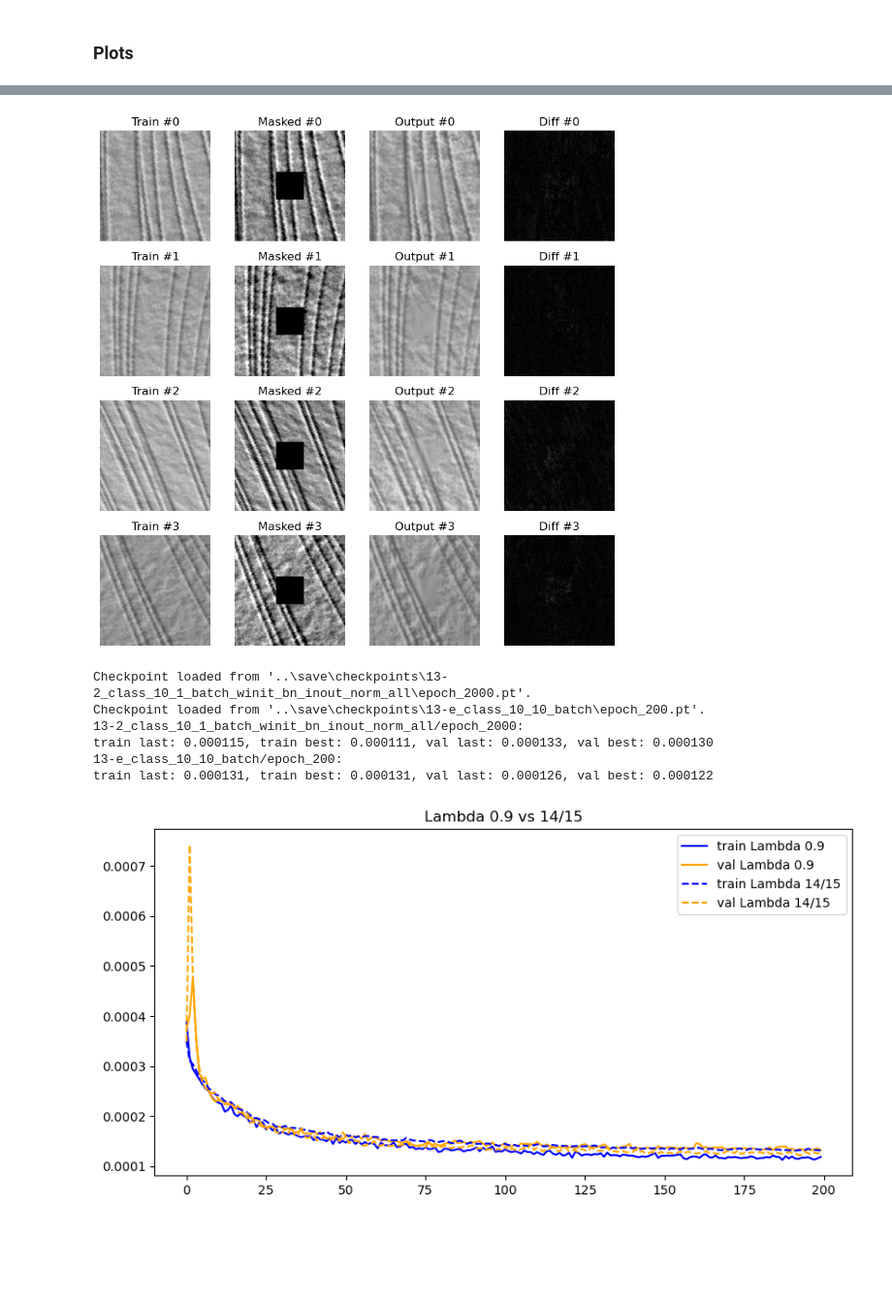
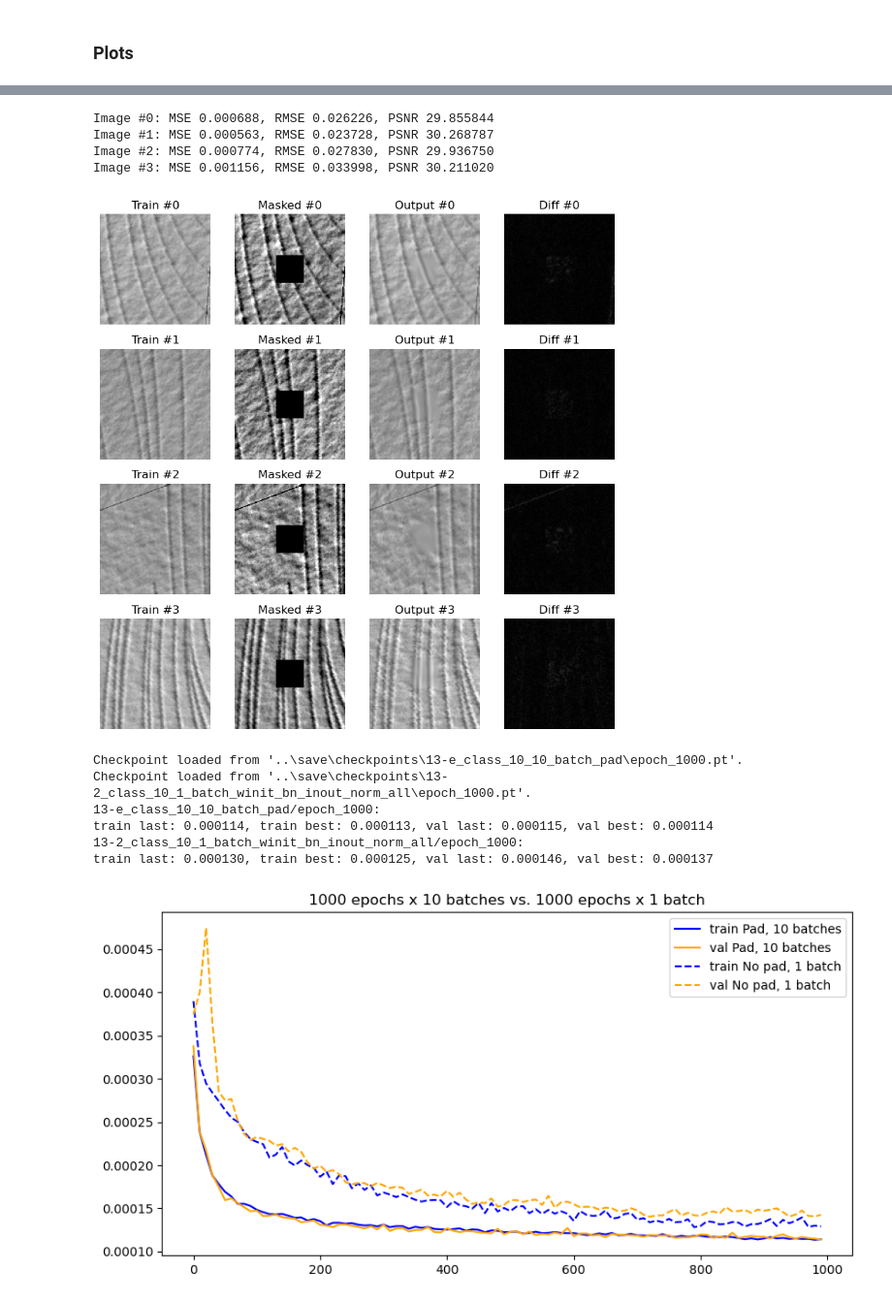
Before and after one commit to popastefan10/DeepAD, a Jupyter notebook: notebooks/trainer.ipynb, the cells around one changed output, grey strips where cells are left out. Shown at 97% size. Cells and saved outputs as stored; diff of their text form; code cells hidden in the pictures; blank space fills up the shorter version.

```diff
--- a/notebooks/trainer.ipynb
+++ b/notebooks/trainer.ipynb
@@ -67,11 +62,11 @@ pretrained_dict: PretrainedDict = {"epoch": epoch, "train_losses": train_losses,
 Checkpoint loaded from '..\save\checkpoints\13-7_class_10_1_batch_in_out_norm_lambda_31_32\best.pt'.
 # %%
 # Create the trainer
-run_name = f"13-7_class_10_1_batch_in_out_norm_lambda_31_32"
+run_name = f"13-e_class_10_10_batch_pad"
 print(f"Run name: {run_name}\n")
-train_epochs = 200
+train_epochs = 100
 limit_batches = 1
-save_epochs = [150, 200]
+save_epochs = [50, 100]
 config.train_epochs = train_epochs
 print(config)
 trainer = Trainer(
@@ -144,8 +126,8 @@ torch.cuda.empty_cache()
 # Load the best model
 model_best = DeepCNN(config).to(config.device)
 optimizer_best = create_optimizer(model_best, config)
-run_name = "13-e_class_10_10_batch"
-checkpoint_name = "epoch_200"
+run_name = "13-e_class_10_10_batch_pad_v2"
+checkpoint_name = "epoch_800"
 save_dir = os.path.join(config.root_dir, "save", "plots", run_name)
 model_best, optimizer_best, train_losses, val_losses, epoch = SaveManager.load_checkpoint(
     model=model_best,
@@ -153,7 +135,7 @@ model_best, optimizer_best, train_losses, val_losses, epoch = SaveManager.load_c
     path=SaveManager.get_checkpoint_path(config, run_name=run_name, checkpoint_name=checkpoint_name),
 )
 print(f"Loading best model for run {run_name}, checkpoint {checkpoint_name}")
-print(f"Epoch: {epoch}")
+print(f"Epoch: {epoch + 1}")
 print(f"Train loss: last={train_losses[-1]:.6f}, best={min(train_losses):.6f}")
 print(f"Val loss: last={val_losses[-1]:.6f}, best={min(val_losses):.6f}")
 # %% [output]
@@ -235,56 +217,62 @@ plot_images(
 plt.savefig(os.path.join(save_dir, f"{checkpoint_name}_{dataset_type}_outputs.png"), dpi=1000)
 plt.show()
 # %% [output]
+Image #0: MSE 0.000688, RMSE 0.026226, PSNR 29.855844
+Image #1: MSE 0.000563, RMSE 0.023728, PSNR 30.268787
+Image #2: MSE 0.000774, RMSE 0.027830, PSNR 29.936750
+Image #3: MSE 0.001156, RMSE 0.033998, PSNR 30.211020
-[figure, old version]
+[figure, new version]
 # %%
 config.batch_norm = True
 model1 = DeepCNN(config, old_architecture=False).to(config.device)
 optimizer1 = create_optimizer(model1, config)
-run_name1 = "13-2_class_10_1_batch_winit_bn_inout_norm_all"
-checkpoint_name1 = "epoch_2000"
+run_name1 = "13-e_class_10_10_batch_pad"
+checkpoint_name1 = "epoch_1000"
 model1, optimizer1, train_losses1, val_losses1, epoch1 = SaveManager.load_checkpoint(
     model=model1,
     optimizer=optimizer1,
     path=SaveManager.get_checkpoint_path(config, run_name=run_name1, checkpoint_name=checkpoint_name1),
 )
 
 config.batch_norm = True
 model2 = DeepCNN(config, old_architecture=False).to(config.device)
 optimizer2 = create_optimizer(model2, config)
-run_name2 = "13-e_class_10_10_batch"
-checkpoint_name2 = "epoch_200"
+run_name2 = "13-2_class_10_1_batch_winit_bn_inout_norm_all"
+checkpoint_name2 = "epoch_1000"
 model2, optimizer2, train_losses2, val_losses2, epoch2 = SaveManager.load_checkpoint(
     model=model2,
     optimizer=optimizer2,
     path=SaveManager.get_checkpoint_path(config, run_name=run_name2, checkpoint_name=checkpoint_name2),
 )
 
 print(f"{run_name1}/{checkpoint_name1}:")
 print(
     f"train last: {train_losses1[-1]:.6f}, train best: {min(train_losses1):.6f}, val last: {val_losses1[-1]:.6f}, val best: {min(val_losses1):.6f}"
 )
 print(f"{run_name2}/{checkpoint_name2}:")
 print(
     f"train last: {train_losses2[-1]:.6f}, train best: {min(train_losses2):.6f}, val last: {val_losses2[-1]:.6f}, val best: {min(val_losses2):.6f}"
 )
 
 import matplotlib.pyplot as plt
 
-label1 = "Lambda 0.9"
-label2 = "Lambda 14/15"
+label1 = "Pad, 10 batches"
+label2 = "No pad, 1 batch"
 plt.figure(figsize=(10, 5))
-plt.plot(train_losses1[::10], label=f"train {label1}", color="blue")
-plt.plot(val_losses1[::10], label=f"val {label1}", color="orange")
-plt.plot(train_losses2, label=f"train {label2}", color="blue", linestyle="--")
-plt.plot(val_losses2, label=f"val {label2}", color="orange", linestyle="--")
+step = 10
+xs = list(range(len(train_losses1)))[::step]
+plt.plot(xs, train_losses1[::step], label=f"train {label1}", color="blue")
+plt.plot(xs, val_losses1[::step], label=f"val {label1}", color="orange")
+plt.plot(xs, train_losses2[::step], label=f"train {label2}", color="blue", linestyle="--")
+plt.plot(xs, val_losses2[::step], label=f"val {label2}", color="orange", linestyle="--")
 plt.legend()
-plt.title("Lambda 0.9 vs 14/15")
+plt.title("1000 epochs x 10 batches vs. 1000 epochs x 1 batch")
 plt.show()
 # %% [output]
-Checkpoint loaded from '..\save\checkpoints\13-2_class_10_1_batch_winit_bn_inout_norm_all\epoch_2000.pt'.
-Checkpoint loaded from '..\save\checkpoints\13-e_class_10_10_batch\epoch_200.pt'.
-13-2_class_10_1_batch_winit_bn_inout_norm_all/epoch_2000:
-train last: 0.000115, train best: 0.000111, val last: 0.000133, val best: 0.000130
-13-e_class_10_10_batch/epoch_200:
-train last: 0.000131, train best: 0.000131, val last: 0.000126, val best: 0.000122
+Checkpoint loaded from '..\save\checkpoints\13-e_class_10_10_batch_pad\epoch_1000.pt'.
+Checkpoint loaded from '..\save\checkpoints\13-2_class_10_1_batch_winit_bn_inout_norm_all\epoch_1000.pt'.
+13-e_class_10_10_batch_pad/epoch_1000:
+train last: 0.000114, train best: 0.000113, val last: 0.000115, val best: 0.000114
+13-2_class_10_1_batch_winit_bn_inout_norm_all/epoch_1000:
+train last: 0.000130, train best: 0.000125, val last: 0.000146, val best: 0.000137
-[figure, old version]
+[figure, new version]
```
Also changed, not shown: parts of 7 cells of this notebook, 7 other files.
